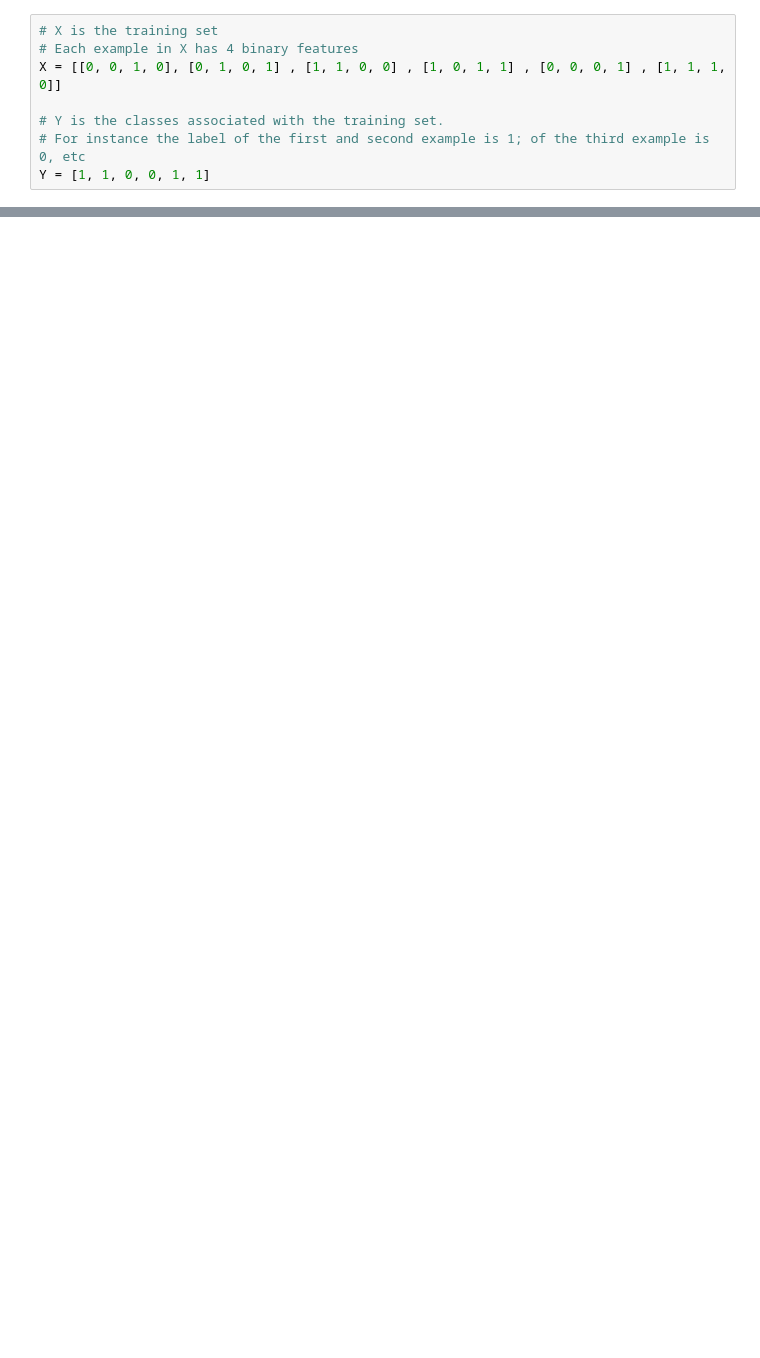
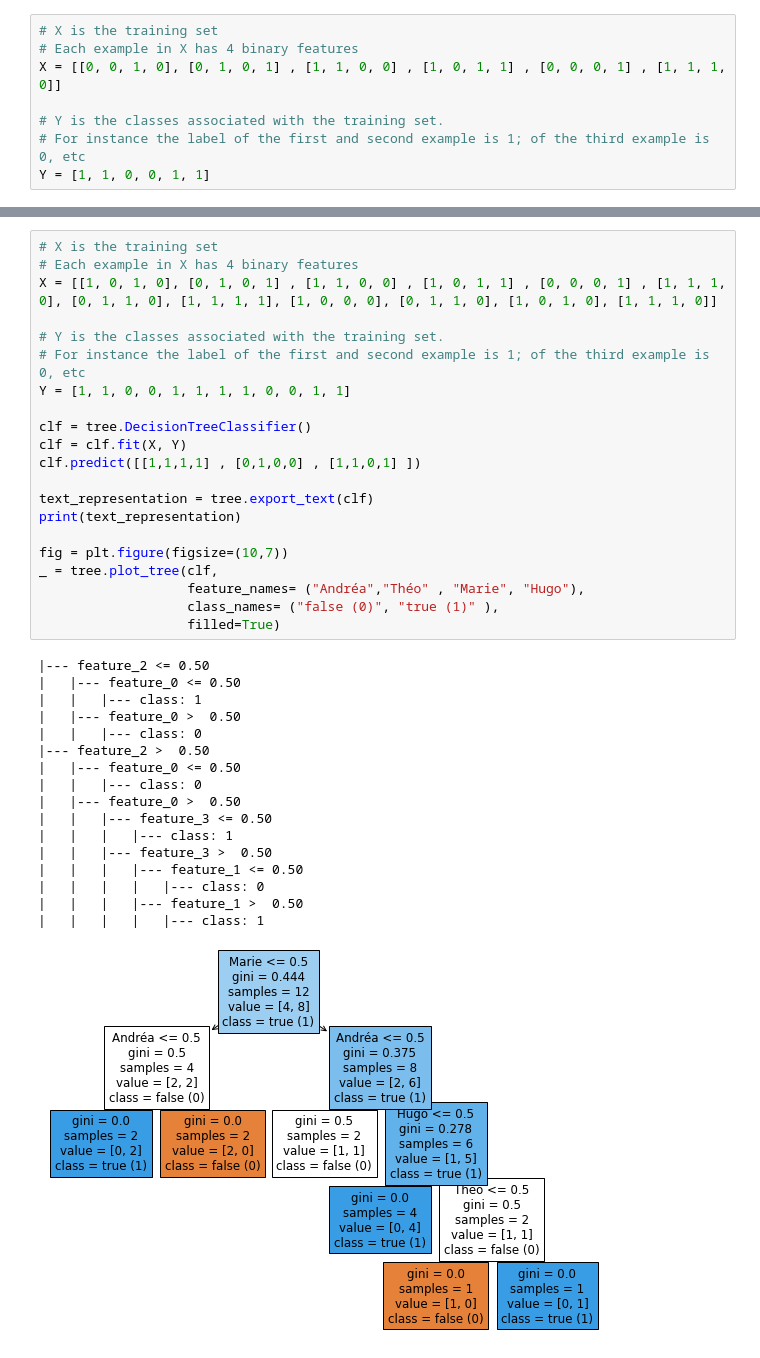
Before and after one commit to theob34/Machine-Learning, a Jupyter notebook: TP1.ipynb, the cells around one changed output, grey strips where cells are left out. Cells and saved outputs as stored; diff of their text form; blank space fills up the shorter version.

```diff
--- a/TP1.ipynb
+++ b/TP1.ipynb
@@ -17,0 +39,39 @@ clf.predict([[1,1,1,1] , [0,1,0,0] , [1,1,0,1] ])
+# %%
+# X is the training set
+# Each example in X has 4 binary features
+X = [[1, 0, 1, 0], [0, 1, 0, 1] , [1, 1, 0, 0] , [1, 0, 1, 1] , [0, 0, 0, 1] , [1, 1, 1, 0], [0, 1, 1, 0], [1, 1, 1, 1], [1, 0, 0, 0], [0, 1, 1, 0], [1, 0, 1, 0], [1, 1, 1, 0]]
+
+# Y is the classes associated with the training set.
+# For instance the label of the first and second example is 1; of the third example is 0, etc
+Y = [1, 1, 0, 0, 1, 1, 1, 1, 0, 0, 1, 1]
+
+clf = tree.DecisionTreeClassifier()
+clf = clf.fit(X, Y)
+clf.predict([[1,1,1,1] , [0,1,0,0] , [1,1,0,1] ])
+
+text_representation = tree.export_text(clf)
+print(text_representation)
+
+fig = plt.figure(figsize=(10,7))
+_ = tree.plot_tree(clf,
+                   feature_names= ("Andréa","Théo" , "Marie", "Hugo"),
+                   class_names= ("false (0)", "true (1)" ),
+                   filled=True)
+# %% [output]
+|--- feature_2 <= 0.50
+|   |--- feature_0 <= 0.50
+|   |   |--- class: 1
+|   |--- feature_0 >  0.50
+|   |   |--- class: 0
+|--- feature_2 >  0.50
+|   |--- feature_0 <= 0.50
+|   |   |--- class: 0
+|   |--- feature_0 >  0.50
+|   |   |--- feature_3 <= 0.50
+|   |   |   |--- class: 1
+|   |   |--- feature_3 >  0.50
+|   |   |   |--- feature_1 <= 0.50
+|   |   |   |   |--- class: 0
+|   |   |   |--- feature_1 >  0.50
+|   |   |   |   |--- class: 1
+[figure, added]
```
Also changed, not shown: parts of 11 cells of this notebook, 2 other files.
